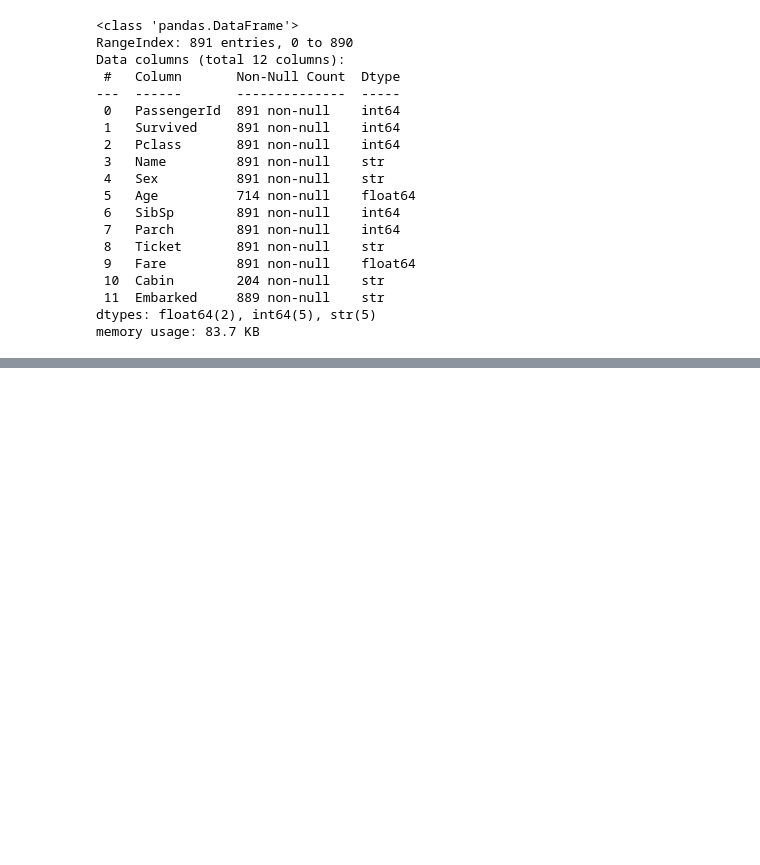
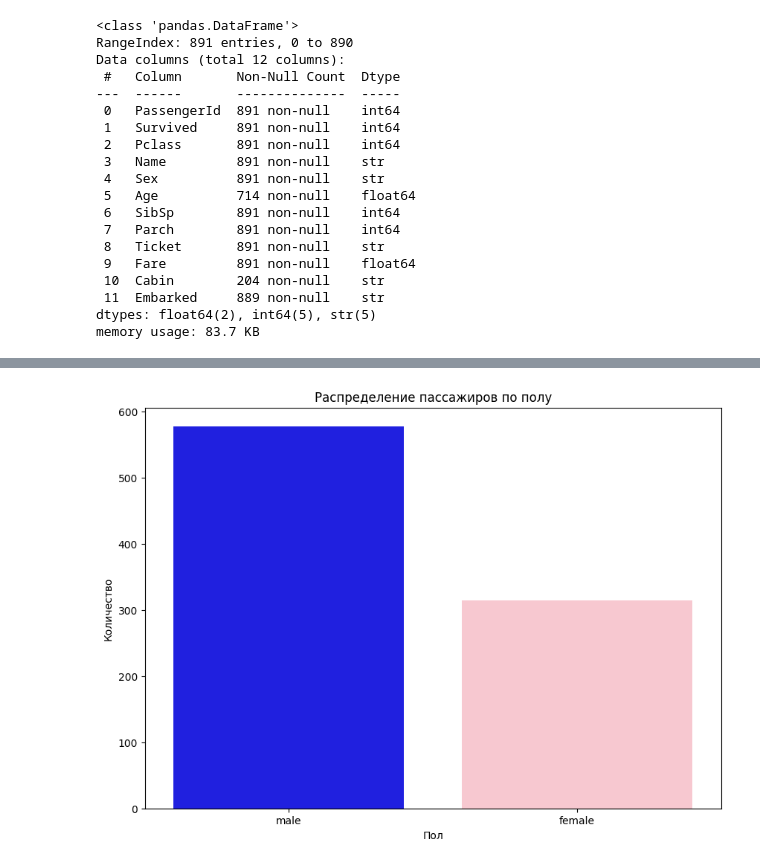
Before and after one commit to ML-engineering-Freelancerroma/titanic, a Jupyter notebook: feat_prepare.ipynb, the cells around one changed output, grey strips where cells are left out. Saved outputs shown, nothing was run; the diff lists cells and outputs as text; code cells hidden in the pictures; blank space fills up the shorter version.

```diff
--- a/feat_prepare.ipynb
+++ b/feat_prepare.ipynb
@@ -41,0 +87,9 @@ memory usage: 83.7 KB
+# %%
+plt.figure(figsize=(10, 7))
+sns.countplot(data=df, x='Sex', hue='Sex', palette=['blue', 'pink'], legend=False)
+plt.title('Распределение пассажиров по полу')
+plt.xlabel('Пол')
+plt.ylabel('Количество')
+plt.show()
+# %% [output]
+[figure, added]
```
Also changed, not shown: parts of 3 cells of this notebook.
